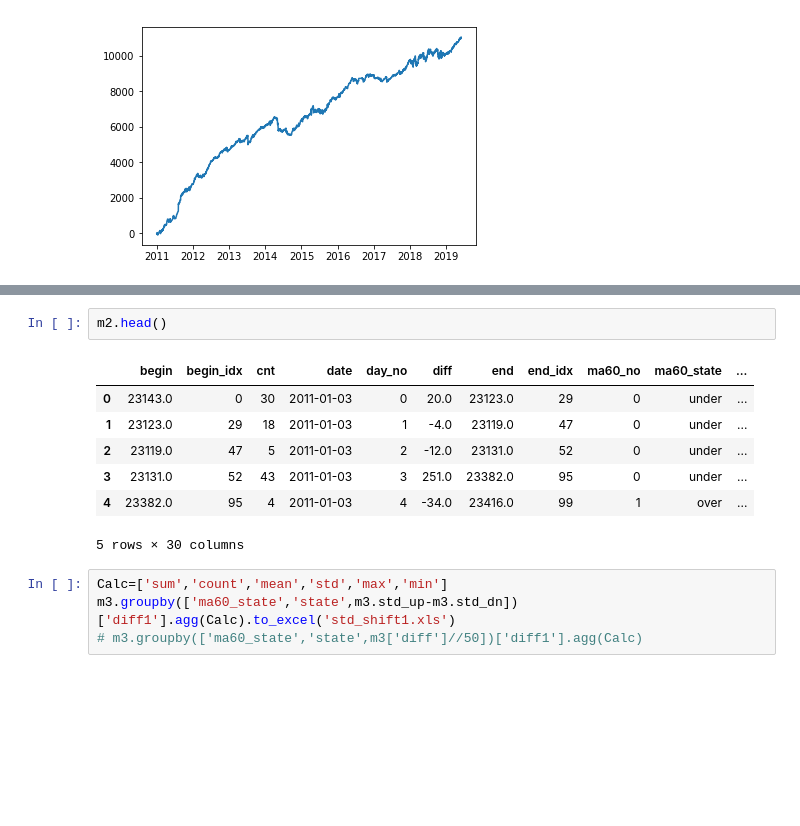
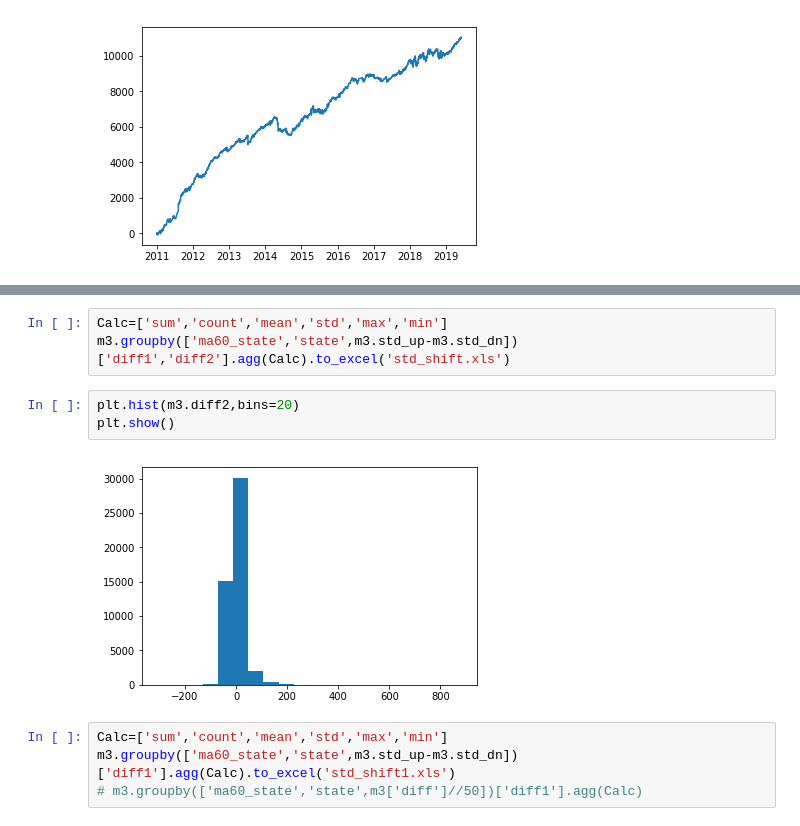
Before and after one commit to che7611/test2, a Jupyter notebook: sa_macd.ipynb, the cells around one changed output, grey strips where cells are left out. Saved outputs shown, nothing was run; the diff lists cells and outputs as text; blank space fills up the shorter version.

```diff
--- a/sa_macd.ipynb
+++ b/sa_macd.ipynb
@@ -270,14 +253,12 @@ m3.head()
 5 rows × 30 columns
-# %%
-m2.head()
-# %% [output]
-|  | begin | begin_idx | cnt | date | day_no | diff | end | end_idx | ma60_no | ma60_state | ... |
-| 0 | 23143.0 | 0 | 30 | 2011-01-03 | 0 | 20.0 | 23123.0 | 29 | 0 | under | ... |
-| 1 | 23123.0 | 29 | 18 | 2011-01-03 | 1 | -4.0 | 23119.0 | 47 | 0 | under | ... |
-| 2 | 23119.0 | 47 | 5 | 2011-01-03 | 2 | -12.0 | 23131.0 | 52 | 0 | under | ... |
-| 3 | 23131.0 | 52 | 43 | 2011-01-03 | 3 | 251.0 | 23382.0 | 95 | 0 | under | ... |
-| 4 | 23382.0 | 95 | 4 | 2011-01-03 | 4 | -34.0 | 23416.0 | 99 | 1 | over | ... |
-5 rows × 30 columns
+# %%
+Calc=['sum','count','mean','std','max','min']
+m3.groupby(['ma60_state','state',m3.std_up-m3.std_dn])['diff1','diff2'].agg(Calc).to_excel('std_shift.xls')
+# %%
+plt.hist(m3.diff2,bins=20)
+plt.show()
+# %% [output]
+[figure, added]
 # %%
 Calc=['sum','count','mean','std','max','min']
 m3.groupby(['ma60_state','state',m3.std_up-m3.std_dn])['diff1'].agg(Calc).to_excel('std_shift1.xls')
```
Also changed, not shown: parts of 3 cells of this notebook, 6 other files.
